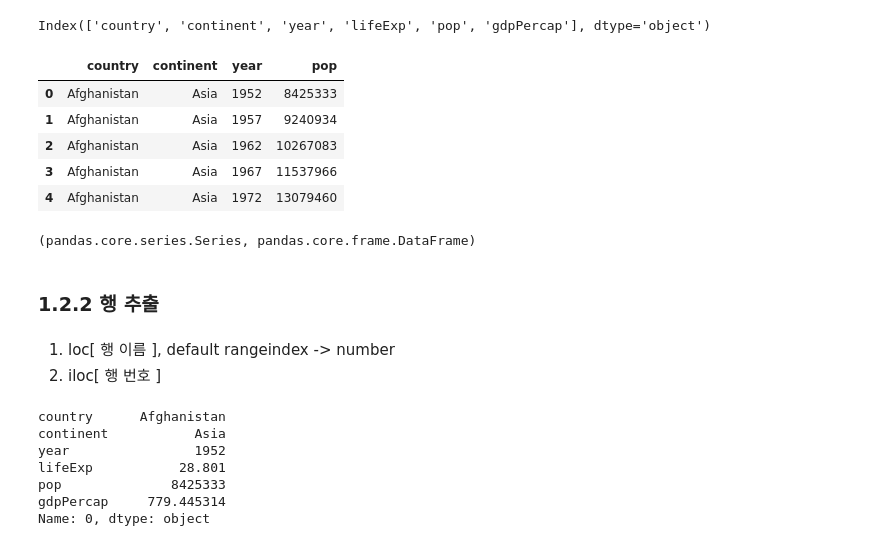
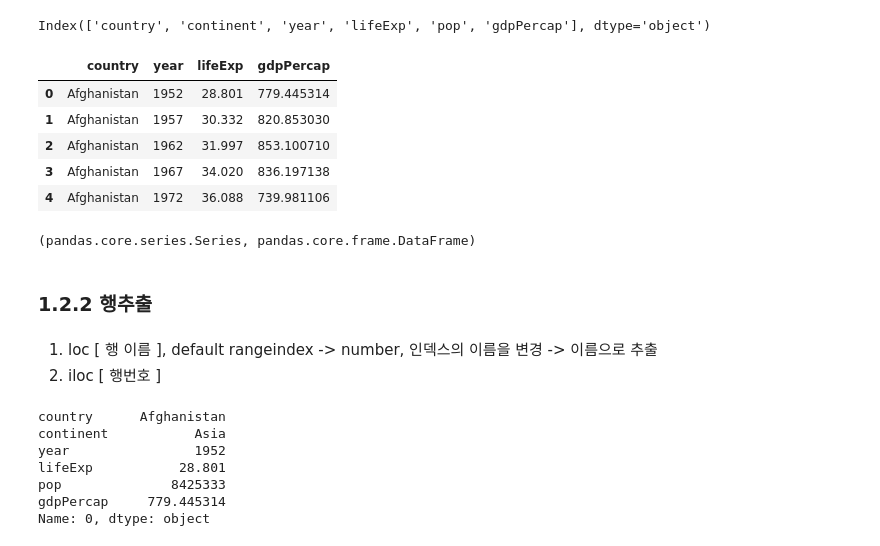
Before and after one commit to gyulin99/hellopython, a Jupyter notebook: 22_pandas.ipynb, the cells around one changed output. Drawn from its saved outputs; the diff is of its cells as text; code cells hidden in the pictures.

```diff
--- a/22_pandas.ipynb
+++ b/22_pandas.ipynb
@@ -113,24 +101,24 @@ df.columns
 # %% [output]
 Index(['country', 'continent', 'year', 'lifeExp', 'pop', 'gdpPercap'], dtype='object')
 # %%
-df2 = df[['country','continent','year','pop']]
+df2 = df[ [ 'country', 'year', 'lifeExp', 'gdpPercap' ] ]
 df2.head()
 # %% [output]
-|  | country | continent | year | pop |
-| 0 | Afghanistan | Asia | 1952 | 8425333 |
-| 1 | Afghanistan | Asia | 1957 | 9240934 |
-| 2 | Afghanistan | Asia | 1962 | 10267083 |
-| 3 | Afghanistan | Asia | 1967 | 11537966 |
-| 4 | Afghanistan | Asia | 1972 | 13079460 |
+|  | country | year | lifeExp | gdpPercap |
+| 0 | Afghanistan | 1952 | 28.801 | 779.445314 |
+| 1 | Afghanistan | 1957 | 30.332 | 820.853030 |
+| 2 | Afghanistan | 1962 | 31.997 | 853.100710 |
+| 3 | Afghanistan | 1967 | 34.020 | 836.197138 |
+| 4 | Afghanistan | 1972 | 36.088 | 739.981106 |
 # %%
 type(df1), type(df2)
 # %% [output]
 (pandas.core.series.Series, pandas.core.frame.DataFrame)
 # %% [markdown]
-### 1.2.2 행 추출
+### 1.2.2 행추출
 # %% [markdown]
-1. loc[ 행 이름 ], default rangeindex -> number
-2. iloc[ 행 번호 ]
+1. loc [ 행 이름 ], default rangeindex -> number, 인덱스의 이름을 변경 -> 이름으로 추출
+2. iloc [ 행번호 ]
 # %%
 df.loc[ 0 ]
 # %% [output]
```
Also changed, not shown: parts of 103 cells of this notebook.
